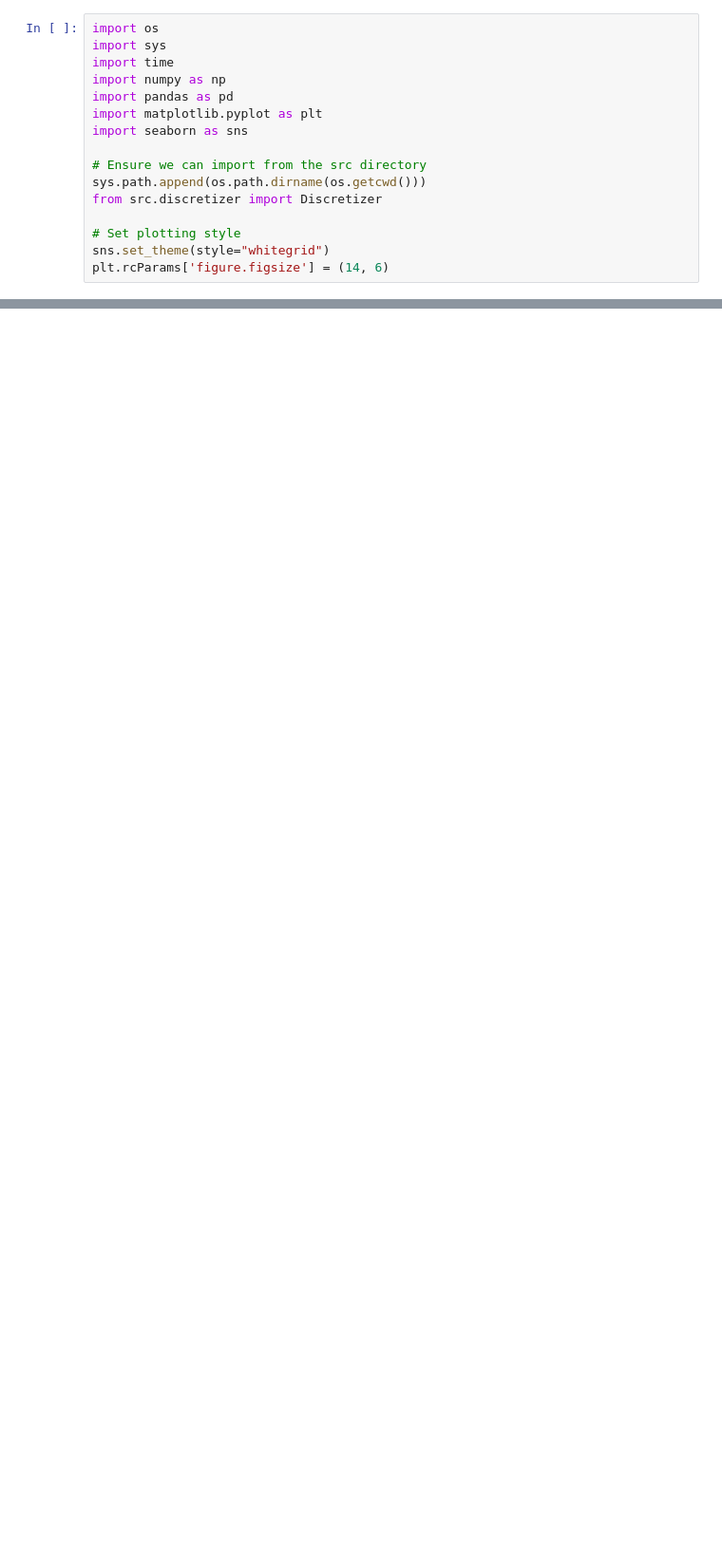
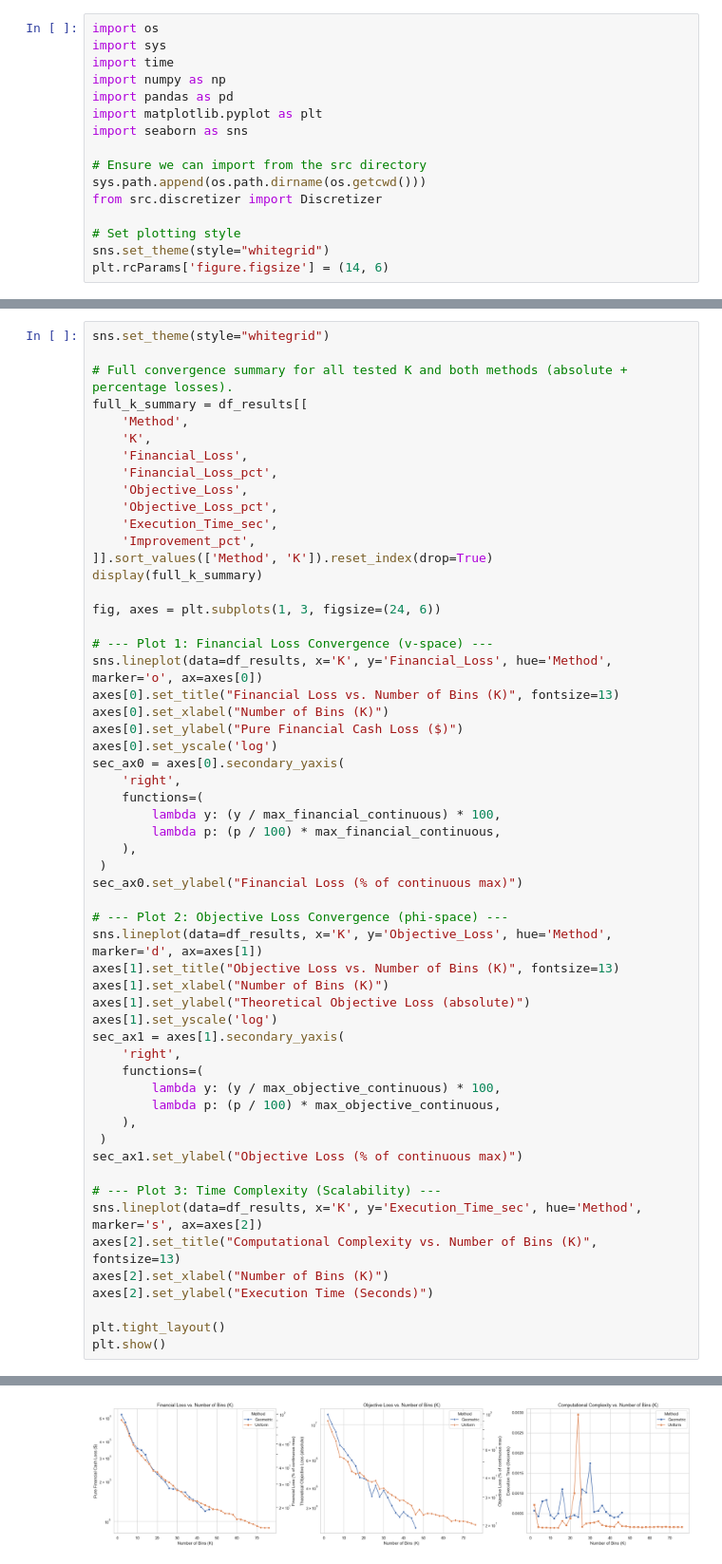
Before and after one commit to dangolofrancesco/cloud_pricing_sim, a Jupyter notebook: notebooks/02_static_discretization_analysis.ipynb, the cells around one changed output, grey strips where cells are left out. Shown at 95% size. Saved outputs shown, nothing was run; the diff lists cells and outputs as text; blank space fills up the shorter version.

```diff
--- a/notebooks/02_static_discretization_analysis.ipynb
+++ b/notebooks/02_static_discretization_analysis.ipynb
@@ -94,0 +303,57 @@ plt.show()
+# %%
+sns.set_theme(style="whitegrid")
+
+# Full convergence summary for all tested K and both methods (absolute + percentage losses).
+full_k_summary = df_results[[
+    'Method',
+    'K',
+    'Financial_Loss',
+    'Financial_Loss_pct',
+    'Objective_Loss',
+    'Objective_Loss_pct',
+    'Execution_Time_sec',
+    'Improvement_pct',
+]].sort_values(['Method', 'K']).reset_index(drop=True)
+display(full_k_summary)
+
+fig, axes = plt.subplots(1, 3, figsize=(24, 6))
+
+# --- Plot 1: Financial Loss Convergence (v-space) ---
+sns.lineplot(data=df_results, x='K', y='Financial_Loss', hue='Method', marker='o', ax=axes[0])
+axes[0].set_title("Financial Loss vs. Number of Bins (K)", fontsize=13)
+axes[0].set_xlabel("Number of Bins (K)")
+axes[0].set_ylabel("Pure Financial Cash Loss ($)")
+axes[0].set_yscale('log')
+sec_ax0 = axes[0].secondary_yaxis(
+    'right',
+    functions=(
+        lambda y: (y / max_financial_continuous) * 100,
+        lambda p: (p / 100) * max_financial_continuous,
+    ),
+ )
+sec_ax0.set_ylabel("Financial Loss (% of continuous max)")
+
+# --- Plot 2: Objective Loss Convergence (phi-space) ---
+sns.lineplot(data=df_results, x='K', y='Objective_Loss', hue='Method', marker='d', ax=axes[1])
+axes[1].set_title("Objective Loss vs. Number of Bins (K)", fontsize=13)
+axes[1].set_xlabel("Number of Bins (K)")
+axes[1].set_ylabel("Theoretical Objective Loss (absolute)")
+axes[1].set_yscale('log')
+sec_ax1 = axes[1].secondary_yaxis(
+    'right',
+    functions=(
+        lambda y: (y / max_objective_continuous) * 100,
+        lambda p: (p / 100) * max_objective_continuous,
+    ),
+ )
+sec_ax1.set_ylabel("Objective Loss (% of continuous max)")
+
+# --- Plot 3: Time Complexity (Scalability) ---
+sns.lineplot(data=df_results, x='K', y='Execution_Time_sec', hue='Method', marker='s', ax=axes[2])
+axes[2].set_title("Computational Complexity vs. Number of Bins (K)", fontsize=13)
+axes[2].set_xlabel("Number of Bins (K)")
+axes[2].set_ylabel("Execution Time (Seconds)")
+
+plt.tight_layout()
+plt.show()
+# %% [output]
@@ -94,0 +373 @@ plt.show()
+[figure, added]
```
Also changed, not shown: parts of 10 cells of this notebook.
